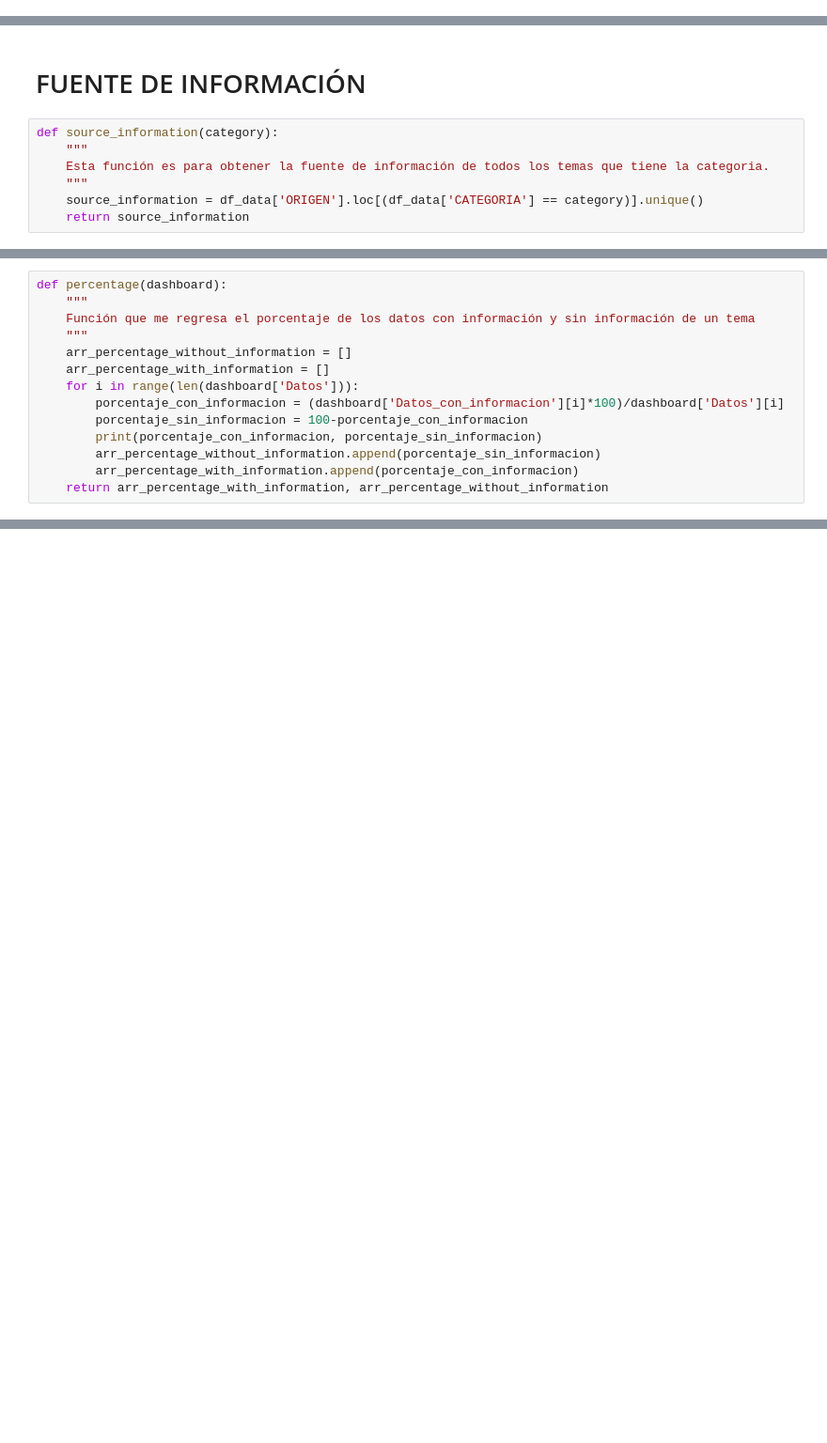
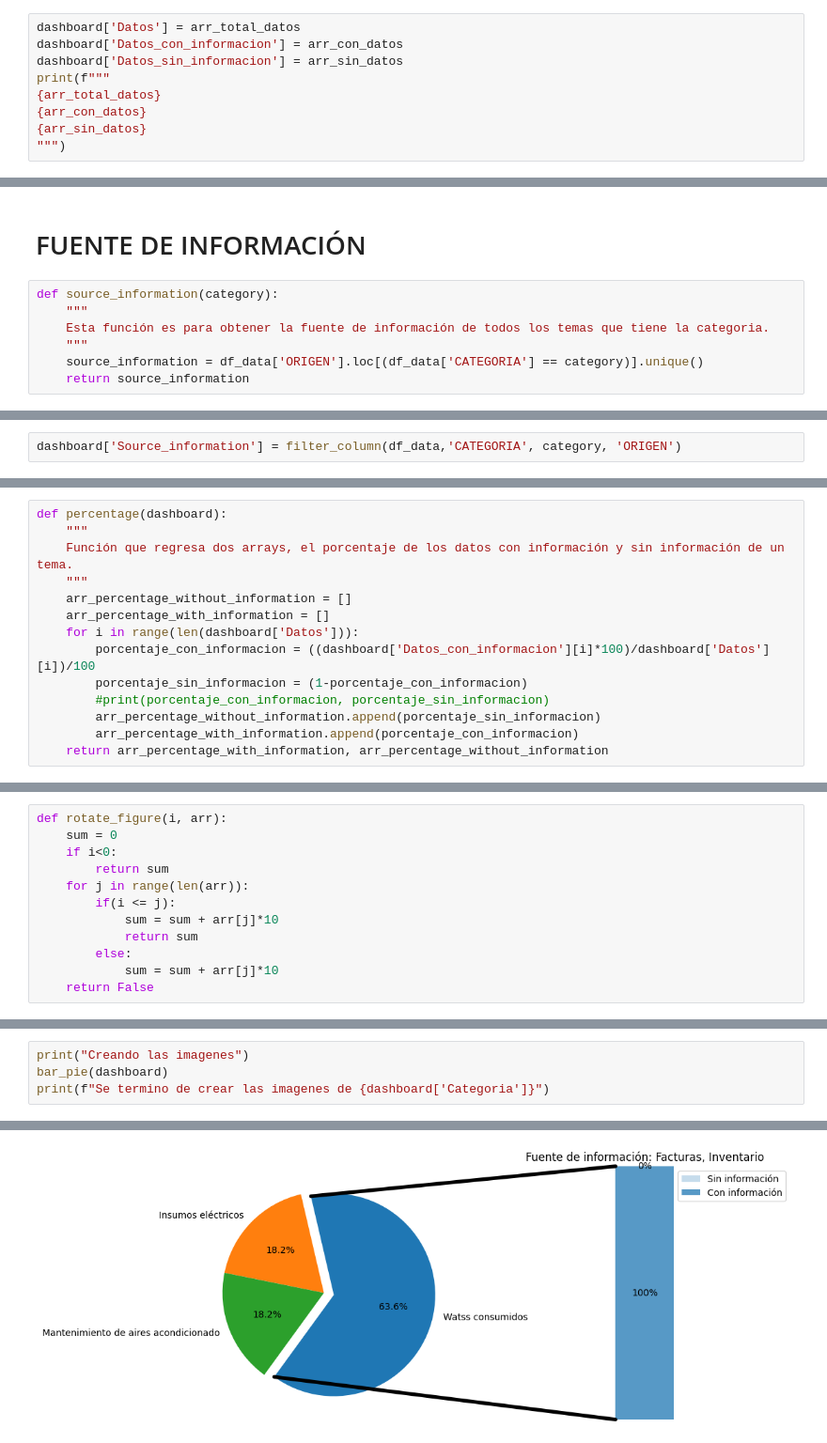
Before and after one commit to BricoBC/dashboard, a Jupyter notebook: main copy.ipynb, the cells around one changed output, grey strips where cells are left out. Shown at 94% size. Saved outputs shown, nothing was run; the diff lists cells and outputs as text; blank space fills up the shorter version.

Commit message:
Add: module to graphic for every topic

```diff
--- a/main copy.ipynb
+++ b/main copy.ipynb
@@ -108,0 +133,9 @@ Total: 2,
+# %%
+dashboard['Datos'] = arr_total_datos
+dashboard['Datos_con_informacion'] = arr_con_datos
+dashboard['Datos_sin_informacion'] = arr_sin_datos
+print(f"""
+{arr_total_datos}
+{arr_con_datos}
+{arr_sin_datos}
+""")
@@ -155,3 +155,5 @@ print(dashboard)
+# %%
+dashboard['Source_information'] = filter_column(df_data,'CATEGORIA', category, 'ORIGEN')
 # %%
 print(dashboard)
 # %% [output]
@@ -159,14 +164,14 @@ print(dashboard)
 # %%
 def percentage(dashboard):
     """
-    Función que me regresa el porcentaje de los datos con información y sin información de un tema
+    Función que regresa dos arrays, el porcentaje de los datos con información y sin información de un tema.
     """
     arr_percentage_without_information = []
     arr_percentage_with_information = []
     for i in range(len(dashboard['Datos'])):
-        porcentaje_con_informacion = (dashboard['Datos_con_informacion'][i]*100)/dashboard['Datos'][i]
-        porcentaje_sin_informacion = 100-porcentaje_con_informacion
-        print(porcentaje_con_informacion, porcentaje_sin_informacion)
+        porcentaje_con_informacion = ((dashboard['Datos_con_informacion'][i]*100)/dashboard['Datos'][i])/100
+        porcentaje_sin_informacion = (1-porcentaje_con_informacion)
+        #print(porcentaje_con_informacion, porcentaje_sin_informacion)
         arr_percentage_without_information.append(porcentaje_sin_informacion)
         arr_percentage_with_information.append(porcentaje_con_informacion)
     return arr_percentage_with_information, arr_percentage_without_information
@@ -219 +178,13 @@ Text(0.5, 1.0, 'Categorias de title Energía eléctrica')
+# %%
+def rotate_figure(i, arr):
+    sum = 0
+    if i<0:
+        return sum
+    for j in range(len(arr)):
+        if(i <= j):
+            sum = sum + arr[j]*10
+            return sum
+        else:
+            sum = sum + arr[j]*10
+    return False
 # %%
@@ -281,0 +257,5 @@ tuple
+# %%
+print("Creando las imagenes")
+bar_pie(dashboard)
+print(f"Se termino de crear las imagenes de {dashboard['Categoria']}")
+# %% [output]
@@ -281,0 +264 @@ tuple
+[figure, added]
```
Also changed, not shown: parts of 29 cells of this notebook, 4 other files.
